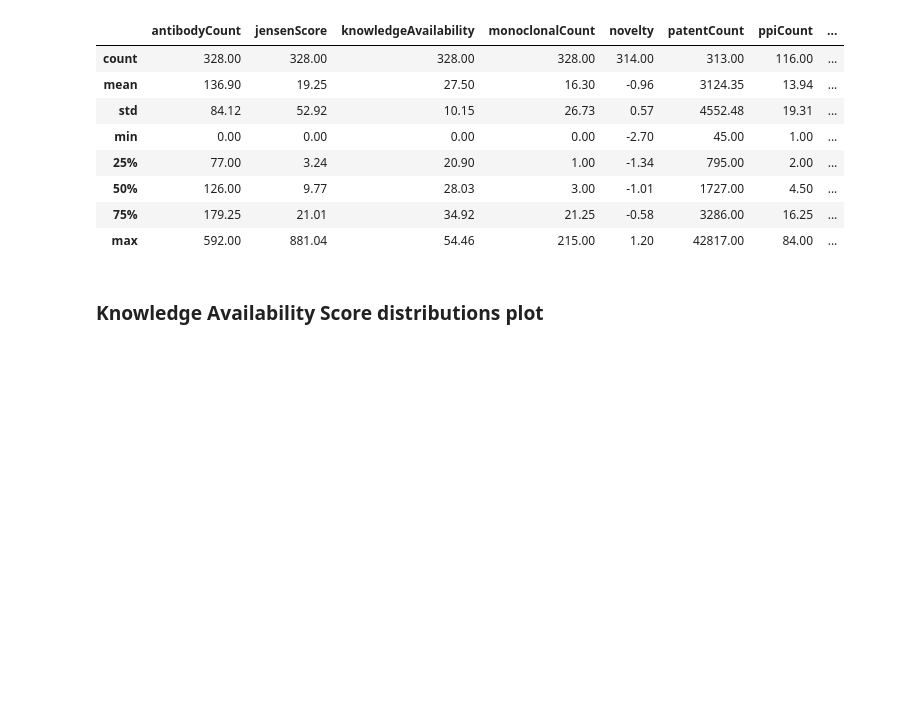
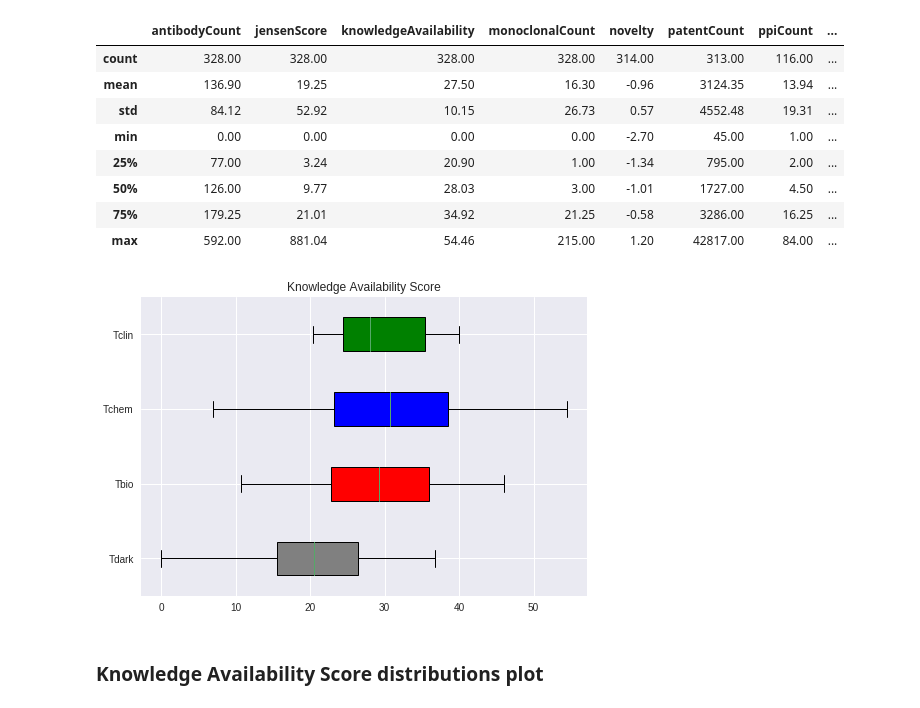
Before and after one commit to druggablegenome/hackathon2018, a Jupyter notebook: ipynb/Pharos_API_Intro.ipynb, the cells around one changed output. Drawn from its saved outputs; the diff is of its cells as text; code cells hidden in the pictures; blank space fills up the shorter version.

Commit message:
Matplotlib for GitHub.

```diff
--- a/ipynb/Pharos_API_Intro.ipynb
+++ b/ipynb/Pharos_API_Intro.ipynb
@@ -102,6 +103,18 @@ targets.describe().round(2)
 | 50% | 126.00 | 9.77 | 28.03 | 3.00 | -1.01 | 1727.00 | 4.50 | ... |
 | 75% | 179.25 | 21.01 | 34.92 | 21.25 | -0.58 | 3286.00 | 16.25 | ... |
 | max | 592.00 | 881.04 | 54.46 | 215.00 | 1.20 | 42817.00 | 84.00 | ... |
+# %%
+tdls = ["Tdark", "Tbio", "Tchem", "Tclin"]
+tdl_colors = ["gray", "red", "blue", "green"]
+data = [targets.knowledgeAvailability[targets.idgTDL==tdl] for tdl in tdls]
+fig, ax = matplotlib.pyplot.subplots()
+ax.set_title('Knowledge Availability Score')
+plot = ax.boxplot(data, labels=tdls, vert=False, patch_artist=True)
+for patch, color in zip(plot['boxes'], tdl_colors):
+  patch.set_facecolor(color)
+matplotlib.pyplot.show()
+# %% [output]
+[figure, added]
 # %% [markdown]
 ### Knowledge Availability Score distributions plot
 # %%
```
Also changed, not shown: parts of 3 cells of this notebook.
